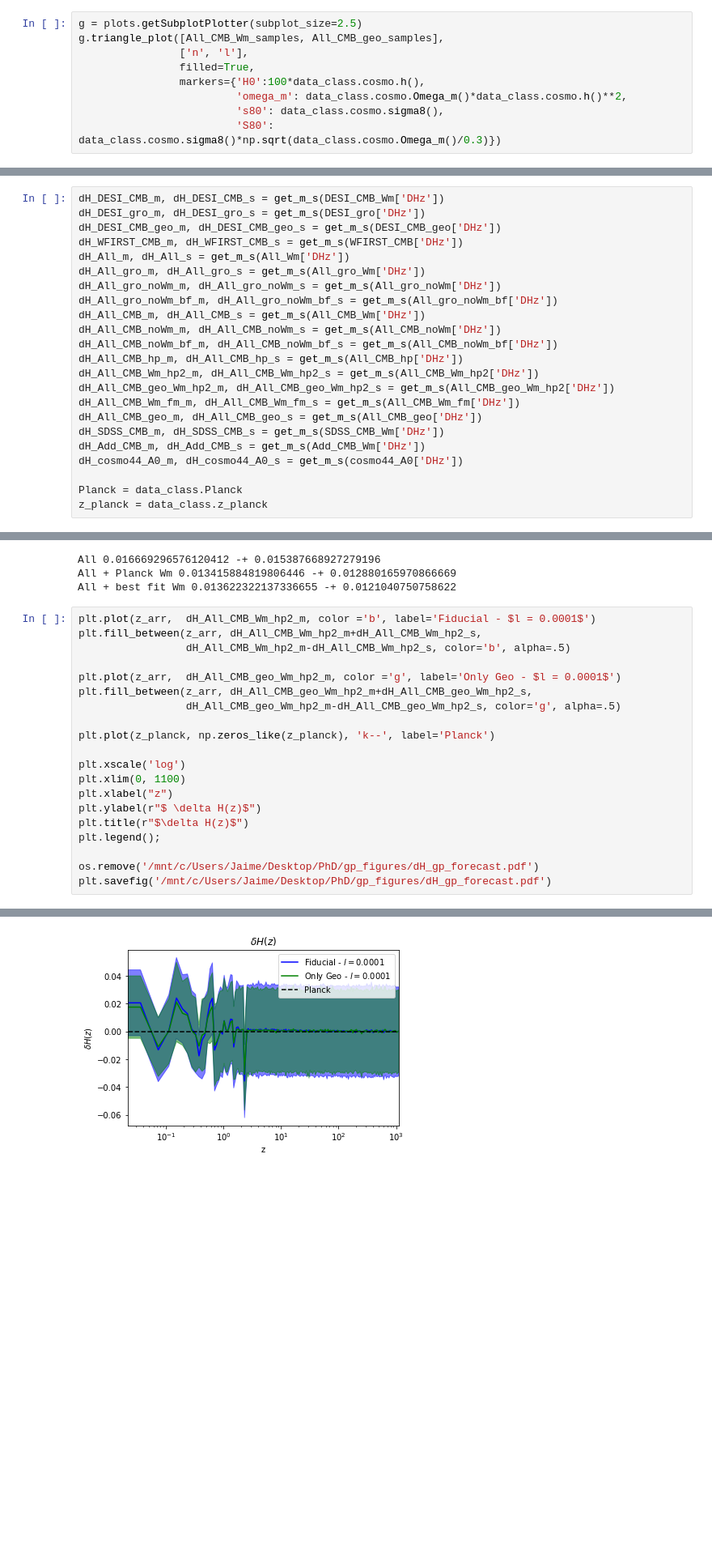
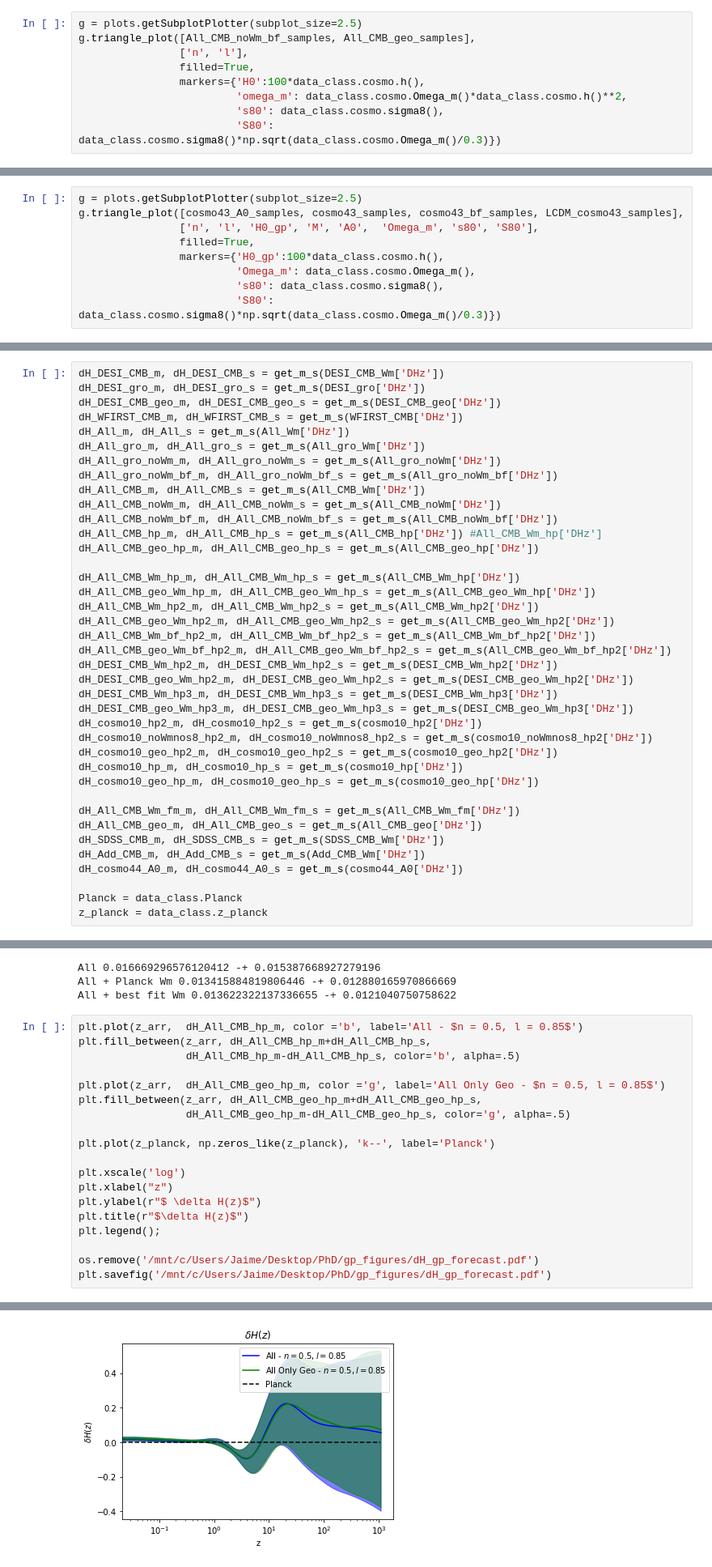
Before and after one commit to JaimeRZP/Growz, a Jupyter notebook: notebooks/plotting.ipynb, the cells around one changed output, grey strips where cells are left out. Shown at 81% size. Drawn from its saved outputs; the diff is of its cells as text; blank space fills up the shorter version.

```diff
--- a/notebooks/plotting.ipynb
+++ b/notebooks/plotting.ipynb
@@ -463,7 +503,7 @@ np.median(All_CMB_geo['l'])
 2.0400366336801237
 # %%
 g = plots.getSubplotPlotter(subplot_size=2.5)
-g.triangle_plot([All_CMB_Wm_samples, All_CMB_geo_samples],
+g.triangle_plot([All_CMB_noWm_bf_samples, All_CMB_geo_samples],
                 ['n', 'l'],
                 filled=True,
                 markers={'H0':100*data_class.cosmo.h(),
@@ -648,3 +678,12 @@ g.triangle_plot([cosmo44_A0_samples, All_CMB_Wm_samples, cosmo44_bf_samples, LCD
+# %%
+g = plots.getSubplotPlotter(subplot_size=2.5)
+g.triangle_plot([cosmo43_A0_samples, cosmo43_samples, cosmo43_bf_samples, LCDM_cosmo43_samples],
+                ['n', 'l', 'H0_gp', 'M', 'A0',  'Omega_m', 's80', 'S80'],
+                filled=True,
+                markers={'H0_gp':100*data_class.cosmo.h(),
+                         'Omega_m': data_class.cosmo.Omega_m(),
+                         's80': data_class.cosmo.sigma8(),
+                         'S80': data_class.cosmo.sigma8()*np.sqrt(data_class.cosmo.Omega_m()/0.3)})
 # %%
 print('H0*A0 :', np.mean(cosmo44_A0['H0_gp'])*np.mean(cosmo44_A0['A0']), '+-', np.std(cosmo44_A0['H0_gp']))
 print('best fit LCDM :', np.mean(LCDM_cosmo44['H0_gp']), '+-', np.std(LCDM_cosmo44['H0_gp']))
@@ -851,9 +872,25 @@ dH_All_gro_noWm_bf_m, dH_All_gro_noWm_bf_s = get_m_s(All_gro_noWm_bf['DHz'])
 dH_All_CMB_m, dH_All_CMB_s = get_m_s(All_CMB_Wm['DHz'])
 dH_All_CMB_noWm_m, dH_All_CMB_noWm_s = get_m_s(All_CMB_noWm['DHz'])
 dH_All_CMB_noWm_bf_m, dH_All_CMB_noWm_bf_s = get_m_s(All_CMB_noWm_bf['DHz'])
-dH_All_CMB_hp_m, dH_All_CMB_hp_s = get_m_s(All_CMB_hp['DHz'])
+dH_All_CMB_hp_m, dH_All_CMB_hp_s = get_m_s(All_CMB_hp['DHz']) #All_CMB_Wm_hp['DHz']
+dH_All_CMB_geo_hp_m, dH_All_CMB_geo_hp_s = get_m_s(All_CMB_geo_hp['DHz'])
+
+dH_All_CMB_Wm_hp_m, dH_All_CMB_Wm_hp_s = get_m_s(All_CMB_Wm_hp['DHz'])
+dH_All_CMB_geo_Wm_hp_m, dH_All_CMB_geo_Wm_hp_s = get_m_s(All_CMB_geo_Wm_hp['DHz'])
 dH_All_CMB_Wm_hp2_m, dH_All_CMB_Wm_hp2_s = get_m_s(All_CMB_Wm_hp2['DHz'])
 dH_All_CMB_geo_Wm_hp2_m, dH_All_CMB_geo_Wm_hp2_s = get_m_s(All_CMB_geo_Wm_hp2['DHz'])
+dH_All_CMB_Wm_bf_hp2_m, dH_All_CMB_Wm_bf_hp2_s = get_m_s(All_CMB_Wm_bf_hp2['DHz'])
+dH_All_CMB_geo_Wm_bf_hp2_m, dH_All_CMB_geo_Wm_bf_hp2_s = get_m_s(All_CMB_geo_Wm_bf_hp2['DHz'])
+dH_DESI_CMB_Wm_hp2_m, dH_DESI_CMB_Wm_hp2_s = get_m_s(DESI_CMB_Wm_hp2['DHz'])
+dH_DESI_CMB_geo_Wm_hp2_m, dH_DESI_CMB_geo_Wm_hp2_s = get_m_s(DESI_CMB_geo_Wm_hp2['DHz'])
+dH_DESI_CMB_Wm_hp3_m, dH_DESI_CMB_Wm_hp3_s = get_m_s(DESI_CMB_Wm_hp3['DHz'])
+dH_DESI_CMB_geo_Wm_hp3_m, dH_DESI_CMB_geo_Wm_hp3_s = get_m_s(DESI_CMB_geo_Wm_hp3['DHz'])
+dH_cosmo10_hp2_m, dH_cosmo10_hp2_s = get_m_s(cosmo10_hp2['DHz'])
+dH_cosmo10_noWmnos8_hp2_m, dH_cosmo10_noWmnos8_hp2_s = get_m_s(cosmo10_noWmnos8_hp2['DHz'])
+dH_cosmo10_geo_hp2_m, dH_cosmo10_geo_hp2_s = get_m_s(cosmo10_geo_hp2['DHz'])
+dH_cosmo10_hp_m, dH_cosmo10_hp_s = get_m_s(cosmo10_hp['DHz'])
+dH_cosmo10_geo_hp_m, dH_cosmo10_geo_hp_s = get_m_s(cosmo10_geo_hp['DHz'])
+
 dH_All_CMB_Wm_fm_m, dH_All_CMB_Wm_fm_s = get_m_s(All_CMB_Wm_fm['DHz'])
 dH_All_CMB_geo_m, dH_All_CMB_geo_s = get_m_s(All_CMB_geo['DHz'])
 dH_SDSS_CMB_m, dH_SDSS_CMB_s = get_m_s(SDSS_CMB_Wm['DHz'])
@@ -1106,18 +1156,17 @@ All 0.016669296576120412 -+ 0.015387668927279196
 All + Planck Wm 0.013415884819806446 -+ 0.012880165970866669
 All + best fit Wm 0.013622322137336655 -+ 0.0121040750758622
 # %%
-plt.plot(z_arr,  dH_All_CMB_Wm_hp2_m, color ='b', label='Fiducial - $l = 0.0001$')
-plt.fill_between(z_arr, dH_All_CMB_Wm_hp2_m+dH_All_CMB_Wm_hp2_s,
-                 dH_All_CMB_Wm_hp2_m-dH_All_CMB_Wm_hp2_s, color='b', alpha=.5)
+plt.plot(z_arr,  dH_All_CMB_hp_m, color ='b', label='All - $n = 0.5, l = 0.85$')
+plt.fill_between(z_arr, dH_All_CMB_hp_m+dH_All_CMB_hp_s,
+                 dH_All_CMB_hp_m-dH_All_CMB_hp_s, color='b', alpha=.5)
 
-plt.plot(z_arr,  dH_All_CMB_geo_Wm_hp2_m, color ='g', label='Only Geo - $l = 0.0001$')
-plt.fill_between(z_arr, dH_All_CMB_geo_Wm_hp2_m+dH_All_CMB_geo_Wm_hp2_s,
-                 dH_All_CMB_geo_Wm_hp2_m-dH_All_CMB_geo_Wm_hp2_s, color='g', alpha=.5)
+plt.plot(z_arr,  dH_All_CMB_geo_hp_m, color ='g', label='All Only Geo - $n = 0.5, l = 0.85$')
+plt.fill_between(z_arr, dH_All_CMB_geo_hp_m+dH_All_CMB_geo_hp_s,
+                 dH_All_CMB_geo_hp_m-dH_All_CMB_geo_hp_s, color='g', alpha=.5)
 
 plt.plot(z_planck, np.zeros_like(z_planck), 'k--', label='Planck')
 
 plt.xscale('log')
-plt.xlim(0, 1100)
 plt.xlabel("z")
 plt.ylabel(r"$ \delta H(z)$")
 plt.title(r"$\delta H(z)$")
@@ -1131 +1178 @@ Invalid limit will be ignored.
-[figure, old version]
+[figure, new version]
```
Also changed, not shown: parts of 38 cells of this notebook.
